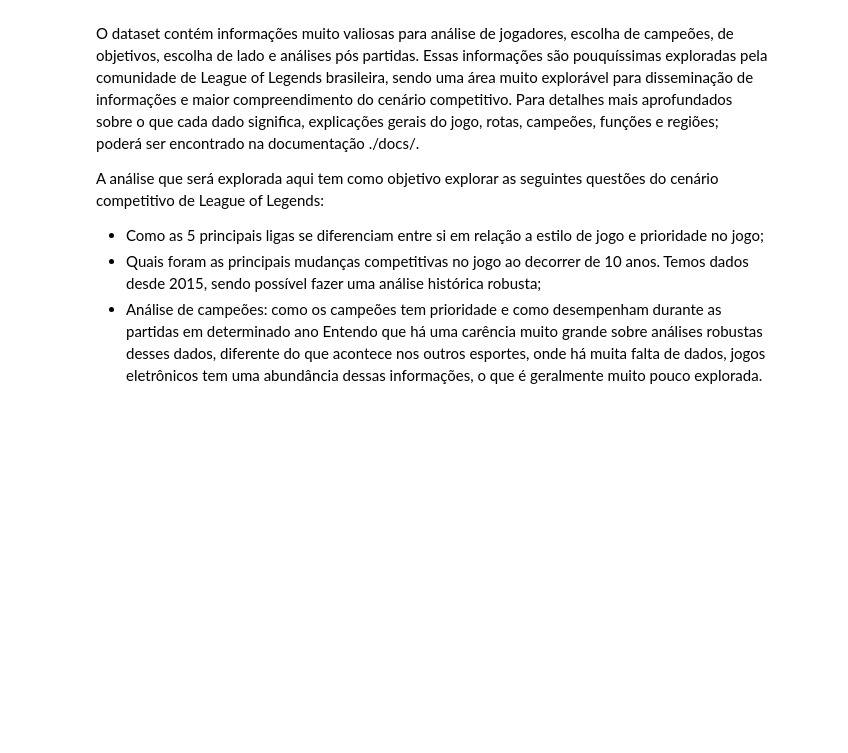
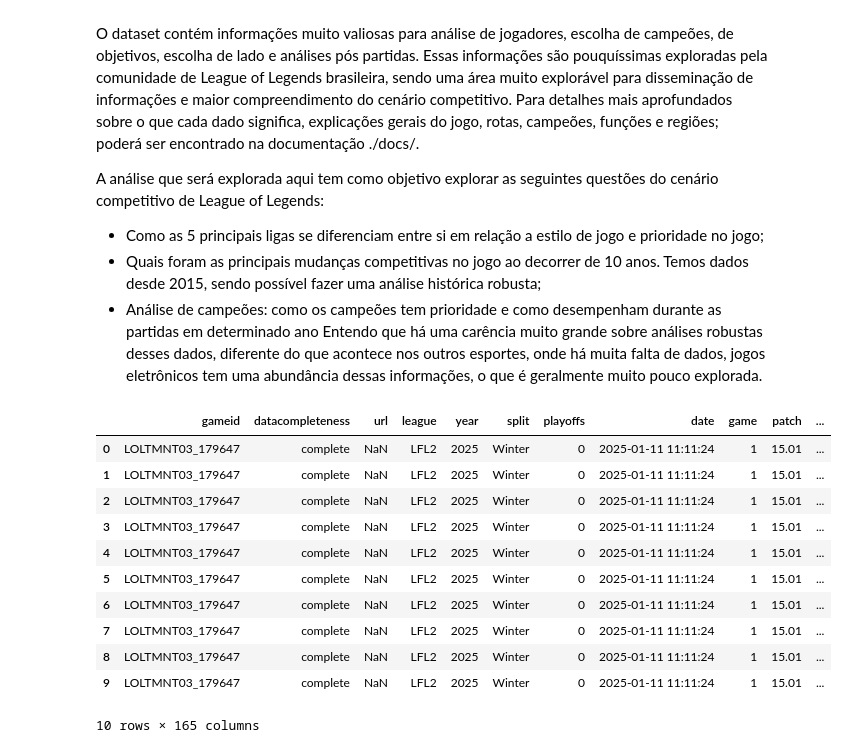
Before and after one commit to hugo-antunes19/analise-dados-puc-hugo-antunes, a Jupyter notebook: analise_exploratoria.ipynb, the cells around one changed output. Drawn from its saved outputs; the diff is of its cells as text; code cells hidden in the pictures; blank space fills up the shorter version.

```diff
--- a/analise_exploratoria.ipynb
+++ b/analise_exploratoria.ipynb
@@ -19,0 +21,18 @@ import matplotlib
+# %%
+url = 'https://raw.githubusercontent.com/hugo-antunes19/analise-dados-puc-hugo-antunes/refs/heads/main/data/2025_LoL_esports_match_data_from_OraclesElixir.csv'
+df = pd.read_csv(url, delimiter=',')
+# %%
+df.head(10)
+# %% [output]
+|  | gameid | datacompleteness | url | league | year | split | playoffs | date | game | patch | ... |
+| 0 | LOLTMNT03_179647 | complete | NaN | LFL2 | 2025 | Winter | 0 | 2025-01-11 11:11:24 | 1 | 15.01 | ... |
+| 1 | LOLTMNT03_179647 | complete | NaN | LFL2 | 2025 | Winter | 0 | 2025-01-11 11:11:24 | 1 | 15.01 | ... |
+| 2 | LOLTMNT03_179647 | complete | NaN | LFL2 | 2025 | Winter | 0 | 2025-01-11 11:11:24 | 1 | 15.01 | ... |
+| 3 | LOLTMNT03_179647 | complete | NaN | LFL2 | 2025 | Winter | 0 | 2025-01-11 11:11:24 | 1 | 15.01 | ... |
+| 4 | LOLTMNT03_179647 | complete | NaN | LFL2 | 2025 | Winter | 0 | 2025-01-11 11:11:24 | 1 | 15.01 | ... |
+| 5 | LOLTMNT03_179647 | complete | NaN | LFL2 | 2025 | Winter | 0 | 2025-01-11 11:11:24 | 1 | 15.01 | ... |
+| 6 | LOLTMNT03_179647 | complete | NaN | LFL2 | 2025 | Winter | 0 | 2025-01-11 11:11:24 | 1 | 15.01 | ... |
+| 7 | LOLTMNT03_179647 | complete | NaN | LFL2 | 2025 | Winter | 0 | 2025-01-11 11:11:24 | 1 | 15.01 | ... |
+| 8 | LOLTMNT03_179647 | complete | NaN | LFL2 | 2025 | Winter | 0 | 2025-01-11 11:11:24 | 1 | 15.01 | ... |
+| 9 | LOLTMNT03_179647 | complete | NaN | LFL2 | 2025 | Winter | 0 | 2025-01-11 11:11:24 | 1 | 15.01 | ... |
+10 rows × 165 columns
```
Also changed, not shown: parts of 5 cells of this notebook.
